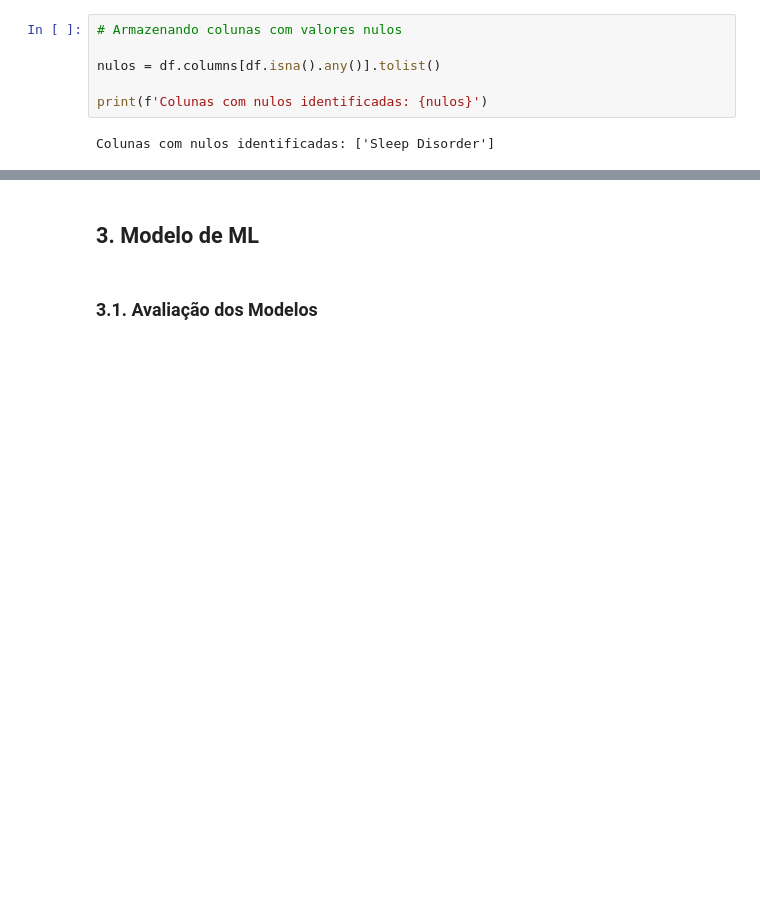
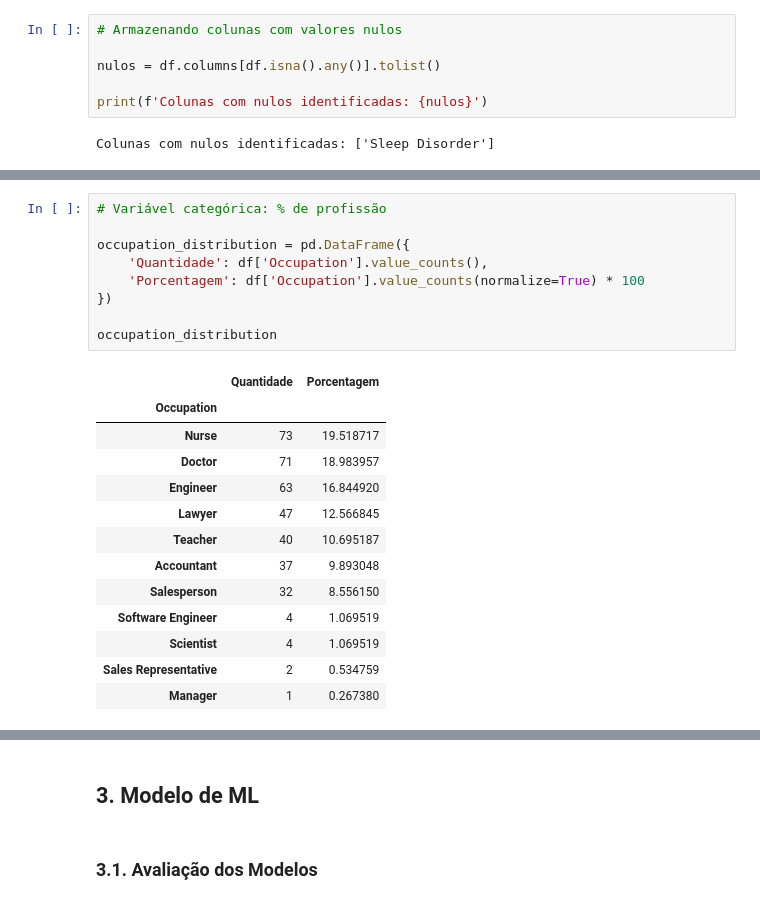
Before and after one commit to Squad-Nina-da-Hora/wmc-projeto-final-lifestyle, a Jupyter notebook: analise.ipynb, the cells around one changed output, grey strips where cells are left out. Drawn from its saved outputs; the diff is of its cells as text; blank space fills up the shorter version.

```diff
--- a/analise.ipynb
+++ b/analise.ipynb
@@ -180,0 +247,23 @@ df.info()
+# %%
+# Variável categórica: % de profissão
+
+occupation_distribution = pd.DataFrame({
+    'Quantidade': df['Occupation'].value_counts(),
+    'Porcentagem': df['Occupation'].value_counts(normalize=True) * 100
+})
+
+occupation_distribution
+# %% [output]
+|  | Quantidade | Porcentagem |
+| Occupation |  |  |
+| Nurse | 73 | 19.518717 |
+| Doctor | 71 | 18.983957 |
+| Engineer | 63 | 16.844920 |
+| Lawyer | 47 | 12.566845 |
+| Teacher | 40 | 10.695187 |
+| Accountant | 37 | 9.893048 |
+| Salesperson | 32 | 8.556150 |
+| Software Engineer | 4 | 1.069519 |
+| Scientist | 4 | 1.069519 |
+| Sales Representative | 2 | 0.534759 |
+| Manager | 1 | 0.267380 |
```
Also changed, not shown: parts of 10 cells of this notebook.
